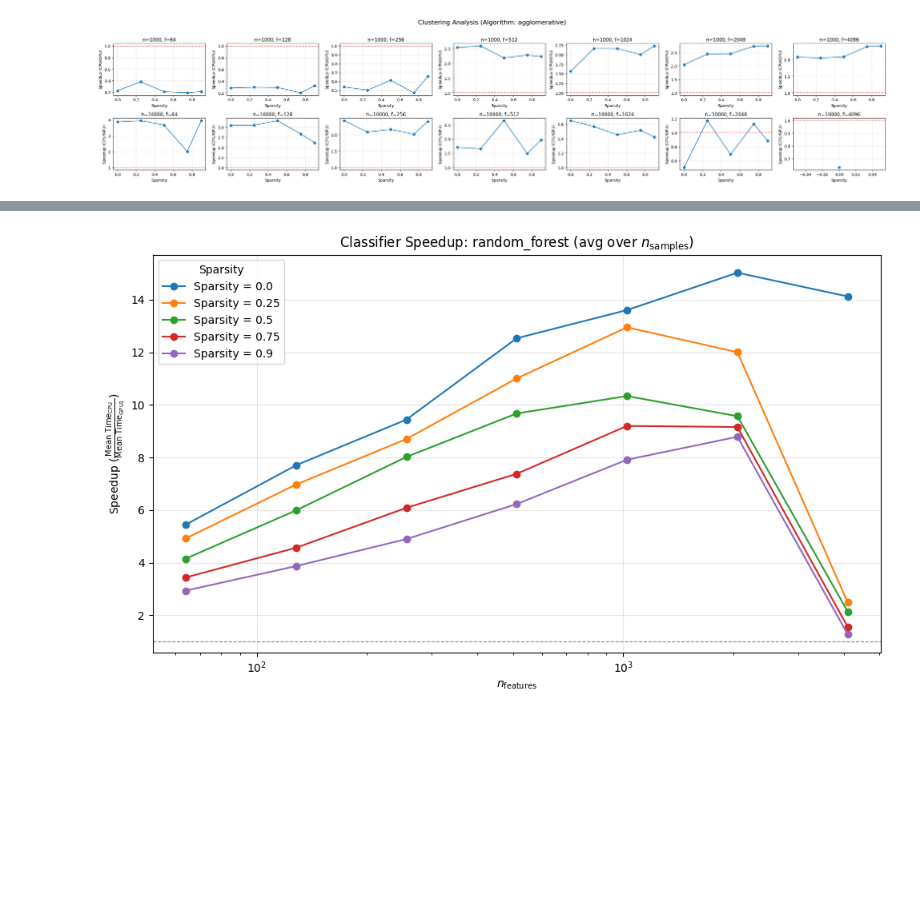
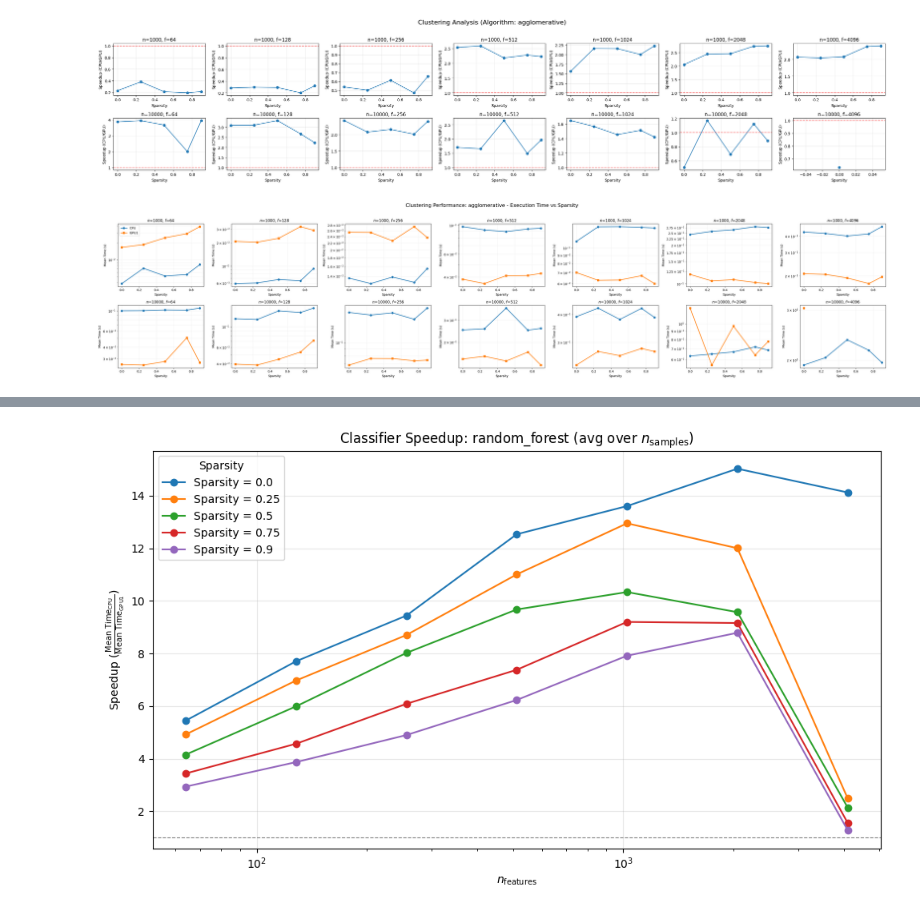
Before and after one commit to 0231733556/BSP_S5_cuML, a Jupyter notebook: results.ipynb, the cells around one changed output, grey strips where cells are left out. Drawn from its saved outputs; the diff is of its cells as text; code cells hidden in the pictures; blank space fills up the shorter version.

Commit message:
Refactored code for modularity, added constants.py added energyusage capturing and plotting

```diff
--- a/results.ipynb
+++ b/results.ipynb
@@ -62,7 +64,7 @@ print("Loaded rowsof clusterer dataset:", len(df_clusterer), "columns:", list(df
 Loaded rows of classifier dataset: 407 columns: ['n_samples', 'n_features', 'sparsity', 'accelerator', 'median_time', 'mean_time', 'algorithm']
 Loaded rowsof clusterer dataset: 408 columns: ['n_samples', 'n_features', 'sparsity', 'accelerator', 'median_time', 'mean_time', 'algorithm']
 # %%
-def compute_speedup(df, algorithm_name, cpu_label='CPU', gpu_label='GPU1'):
+def compute_speedup(df, algorithm_name, cpu_label=ACCELERATORS[0], gpu_label=ACCELERATORS[1]):
     """
     Computes speedup for a specific algorithm.
     """
@@ -98,12 +100,12 @@ def compute_speedup(df, algorithm_name, cpu_label='CPU', gpu_label='GPU1'):
 
     return pivot
 
-def plot_speedup_grid(df, algorithm_name, title):
+def plot_speedup_grid(df, algorithm_name, title, acc1=ACCELERATORS[0], acc2=ACCELERATORS[1]):
     """
     Plots the speedup grid for a specific algorithm.
     """
     # Use the parameter to get specific data
-    sp = compute_speedup(df, algorithm_name=algorithm_name)
+    sp = compute_speedup(df, algorithm_name=algorithm_name, cpu_label=acc1, gpu_label=acc2)
     sp = sp.dropna(subset=['speedup'])
 
     if sp.empty:
@@ -131,7 +133,7 @@ def plot_speedup_grid(df, algorithm_name, title):
             ax.axhline(1.0, color='red', linestyle='--', alpha=0.5) # Parity line
             ax.set_title(f'n={ns}, f={nf}')
             ax.set_xlabel('Sparsity')
-            ax.set_ylabel('Speedup (CPU/GPU)')
+            ax.set_ylabel(f'Speedup ({acc1}/{acc2})')
             ax.grid(True, alpha=0.3)
 
     fig.suptitle(f"{title} (Algorithm: {algorithm_name})", fontsize=16)
@@ -153,3 +155,84 @@ plot_speedup_grid(df_clusterer, algorithm_name="agglomerative", title="Clusterin
 [figure]
 [figure]
 [figure]
+# %%
+
+
+def plot_time_grid(df, algorithm_name, title,acc1=ACCELERATORS[0], acc2=ACCELERATORS[1]):
+    """
+    Plots a grid comparing CPU and GPU mean times against Sparsity.
+    """
+    # Use the existing logic to get pivoted CPU and GPU1 columns
+    sp = compute_speedup(df, algorithm_name=algorithm_name)
+    if sp.empty:
+        return
+
+    ns_vals = sorted(sp['n_samples'].unique())
+    nf_vals = sorted(sp['n_features'].unique())
+
+    fig, axs = plt.subplots(len(ns_vals), len(nf_vals),
+                            figsize=(5*max(1,len(nf_vals)), 4*max(1,len(ns_vals))),
+                            squeeze=False)
+
+    for i, ns in enumerate(ns_vals):
+        for j, nf in enumerate(nf_vals):
+            ax = axs[i][j]
+            subset = sp[(sp['n_samples']==ns) & (sp['n_features']==nf)].sort_values('sparsity')
+
+            if subset.empty:
+                ax.text(0.5, 0.5, 'no data', ha='center', va='center')
+                continue
+
+            # Plot both lines on the same axis
+            ax.plot(subset['sparsity'], subset[acc1], marker='o', label=acc1, linewidth=2)
+            ax.plot(subset['sparsity'], subset[acc2], marker='s', label=acc2, linewidth=2)
+
+            # Log scale is essential for comparing times across workloads
+            ax.set_yscale('log')
+            ax.set_title(rf"$n$={ns}, $f$={nf}")
+            ax.set_xlabel('Sparsity')
+            ax.set_ylabel('Mean Time (s)')
+            ax.grid(True, which="both", ls="-", alpha=0.2)
+
+            if i == 0 and j == 0:
+                ax.legend()
+
+    fig.suptitle(rf"{title}: {algorithm_name} - Execution Time vs Sparsity", fontsize=16)
+    plt.tight_layout(rect=[0, 0, 1, 0.96])
+    plt.show()
+
+def plot_time_vs_features(df, algorithm_name, title, acc1=ACCELERATORS[0], acc2=ACCELERATORS[1] ):
+    """
+    Plots CPU vs GPU times against Feature Size, averaged over all sample sizes.
+    """
+    sp = compute_speedup(df, algorithm_name=algorithm_name)
+    if sp.empty:
+        return
+
+    # Aggregate over n_samples to see the scaling trend against feature size
+    agg = sp.groupby('n_features')[[acc1, acc2]].mean().reset_index().sort_values('n_features')
+
+    fig, ax = plt.subplots(figsize=(10, 6))
+    ax.plot(agg['n_features'], agg[acc1], marker='o', label=acc1, markersize=8)
+    ax.plot(agg['n_features'], agg[acc2], marker='s', label=acc2, markersize=8)
+
+    ax.set_xscale('log')
+    ax.set_yscale('log')
+    ax.set_xlabel(r'$n_{\text{features}}$')
+    ax.set_ylabel('Mean Execution Time (s)')
+    ax.set_title(rf"{title}: {algorithm_name} - Scaling vs $n_{{\text{{features}}}}$ (avg over $n_{{\text{{samples}}}}$)")
+    ax.grid(True, which="both", ls="-", alpha=0.2)
+    ax.legend()
+
+    plt.tight_layout()
+    plt.show()
+
+# --- Round 1: Execution Time vs Sparsity (Grid) ---
+plot_time_grid(df_clusterer, 'agglomerative', 'Clustering Performance')
+plot_time_grid(df_classifier, 'svc', 'Classification Performance')
+
+# --- Round 2: Execution Time vs Feature Size (Scaling) ---
+plot_time_vs_features(df_clusterer, 'agglomerative', 'Clustering Scaling')
+plot_time_vs_features(df_classifier, 'svc', 'Classification Scaling')
+# %% [output]
+[figure, added]
```
Also changed, not shown: parts of 5 cells of this notebook, 4 other files.
